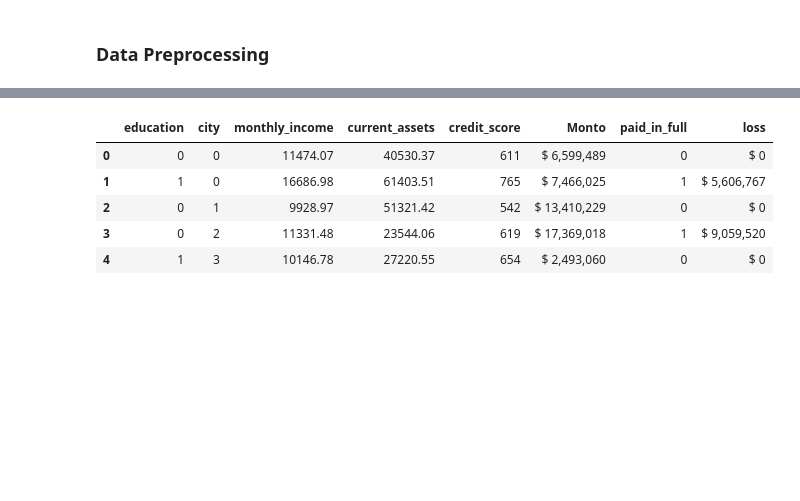
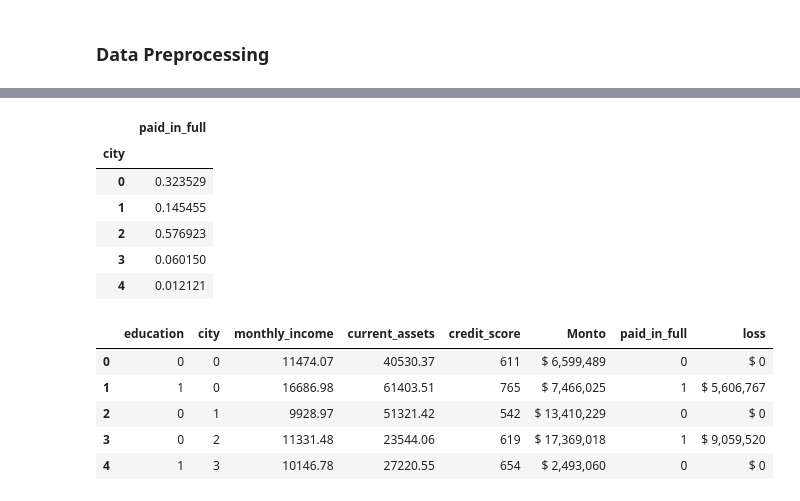
Before and after one commit to santiagoahl/risk-model-for-credit-loans, a Jupyter notebook: notebooks/predict_risk.ipynb, the cells around one changed output, grey strips where cells are left out. Drawn from its saved outputs; the diff is of its cells as text; code cells hidden in the pictures; blank space fills up the shorter version.

```diff
--- a/notebooks/predict_risk.ipynb
+++ b/notebooks/predict_risk.ipynb
@@ -140,3 +173,15 @@ df_processed["education"] = pd.factorize(values=df_processed["education"])[0]
+# %%
+# Do Bogotá and Barranquilla have better PIF rate than Medellin, Cali and Bucaramanga?
+
+df_processed[["city", "paid_in_full"]].groupby("city").mean()
+# %% [output]
+|  | paid_in_full |
+| city |  |
+| 0 | 0.323529 |
+| 1 | 0.145455 |
+| 2 | 0.576923 |
+| 3 | 0.060150 |
+| 4 | 0.012121 |
 # %%
 df_processed.head()
 # %% [output]
```
Also changed, not shown: parts of 7 cells of this notebook, 2 other files.
